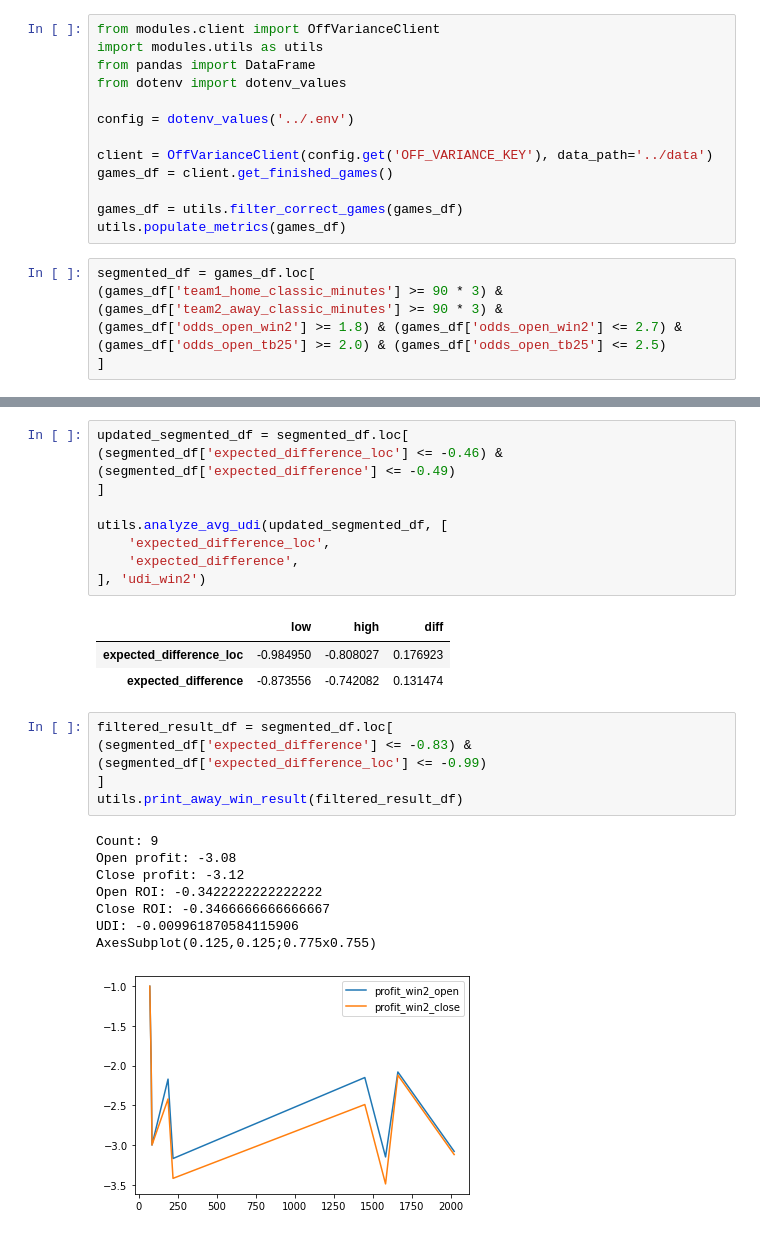
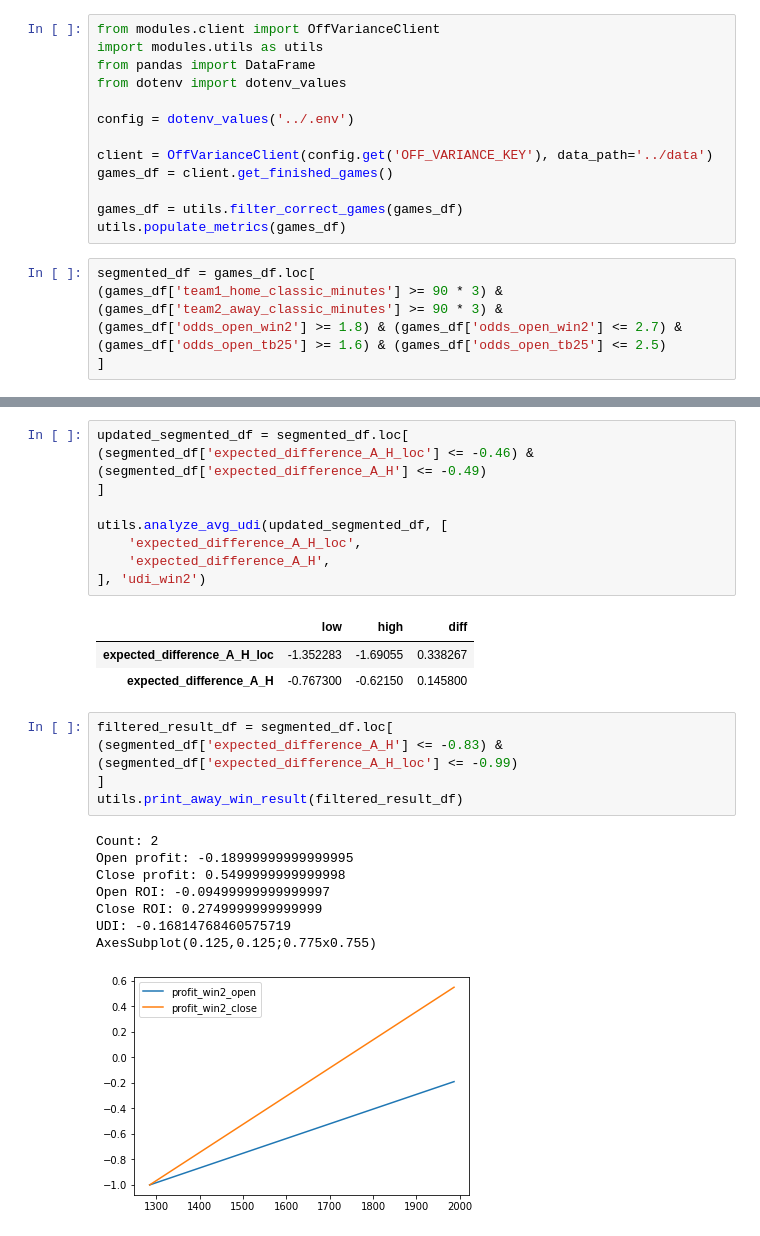
Before and after one commit to B2B2R/offvariance, a Jupyter notebook: notebooks/analyze_away_win.ipynb, the cells around one changed output, grey strips where cells are left out. Saved outputs shown, nothing was run; the diff lists cells and outputs as text.

```diff
--- a/notebooks/analyze_away_win.ipynb
+++ b/notebooks/analyze_away_win.ipynb
@@ -15,7 +15,7 @@ utils.populate_metrics(games_df)
 segmented_df = games_df.loc[
 (games_df['team1_home_classic_minutes'] >= 90 * 3) & (games_df['team2_away_classic_minutes'] >= 90 * 3) &
 (games_df['odds_open_win2'] >= 1.8) & (games_df['odds_open_win2'] <= 2.7) &
-(games_df['odds_open_tb25'] >= 2.0) & (games_df['odds_open_tb25'] <= 2.5)
+(games_df['odds_open_tb25'] >= 1.6) & (games_df['odds_open_tb25'] <= 2.5)
 ]
 # %%
 utils.print_away_win_result(segmented_df)
@@ -55,27 +71,27 @@ utils.analyze_avg_udi(segmented_df, utils.metrics, 'udi_win2')
 # %%
 updated_segmented_df = segmented_df.loc[
-(segmented_df['expected_difference_loc'] <= -0.46) & (segmented_df['expected_difference'] <= -0.49)
+(segmented_df['expected_difference_A_H_loc'] <= -0.46) & (segmented_df['expected_difference_A_H'] <= -0.49)
 ]
 
 utils.analyze_avg_udi(updated_segmented_df, [
-    'expected_difference_loc',
-    'expected_difference',
+    'expected_difference_A_H_loc',
+    'expected_difference_A_H',
 ], 'udi_win2')
 # %% [output]
 |  | low | high | diff |
-| expected_difference_loc | -0.984950 | -0.808027 | 0.176923 |
-| expected_difference | -0.873556 | -0.742082 | 0.131474 |
+| expected_difference_A_H_loc | -1.352283 | -1.69055 | 0.338267 |
+| expected_difference_A_H | -0.767300 | -0.62150 | 0.145800 |
 # %%
 filtered_result_df = segmented_df.loc[
-(segmented_df['expected_difference'] <= -0.83) & (segmented_df['expected_difference_loc'] <= -0.99)
+(segmented_df['expected_difference_A_H'] <= -0.83) & (segmented_df['expected_difference_A_H_loc'] <= -0.99)
 ]
 utils.print_away_win_result(filtered_result_df)
 # %% [output]
-Count: 9
-Open profit: -3.08
-Close profit: -3.12
-Open ROI: -0.3422222222222222
-Close ROI: -0.3466666666666667
-UDI: -0.009961870584115906
+Count: 2
+Open profit: -0.18999999999999995
+Close profit: 0.5499999999999998
+Open ROI: -0.09499999999999997
+Close ROI: 0.2749999999999999
+UDI: -0.16814768460575719
 AxesSubplot(0.125,0.125;0.775x0.755)
-[figure, old version]
+[figure, new version]
```
Also changed, not shown: parts of 3 cells of this notebook, 3 other files.
